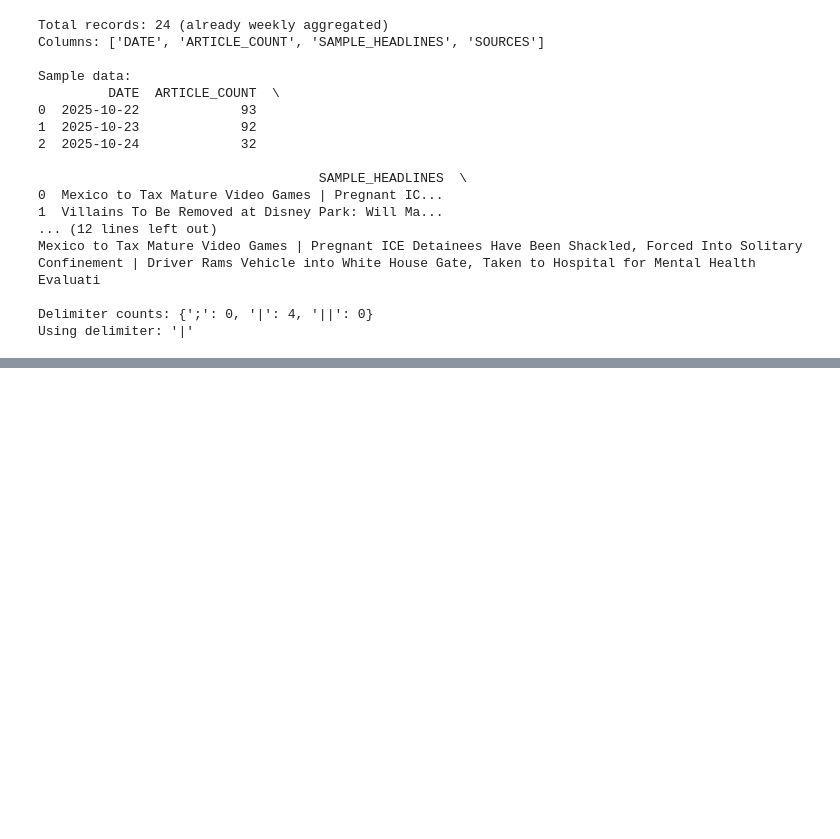
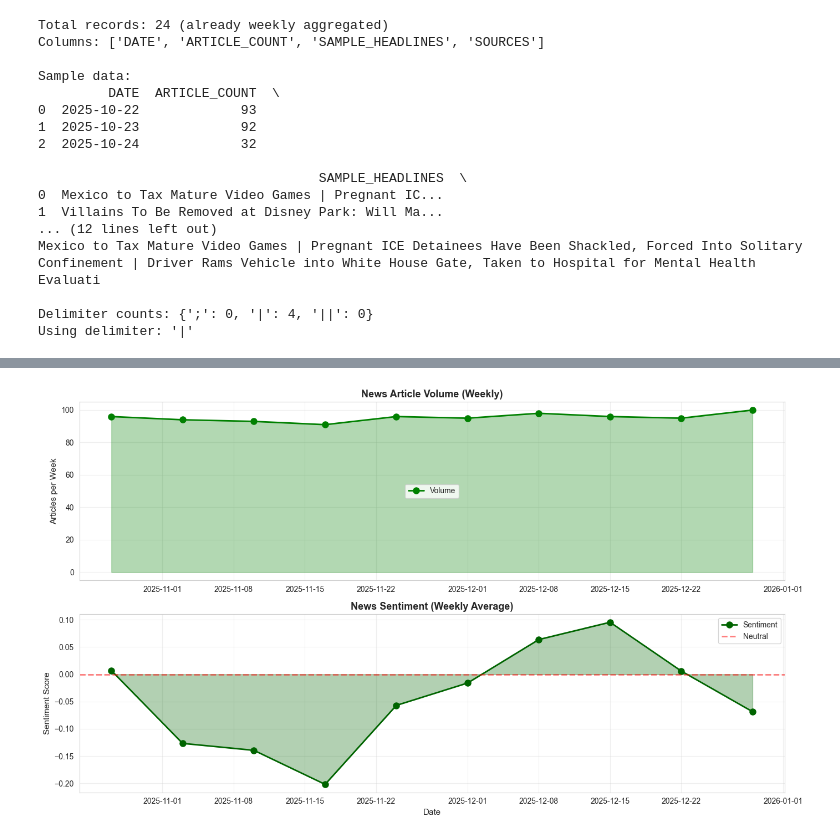
Before and after one commit to atremante26/MindPulseAI, a Jupyter notebook: analysis/forecasting/trend_forecasting.ipynb, the cells around one changed output, grey strips where cells are left out. Saved outputs shown, nothing was run; the diff lists cells and outputs as text; code cells hidden in the pictures; blank space fills up the shorter version.

```diff
--- a/analysis/forecasting/trend_forecasting.ipynb
+++ b/analysis/forecasting/trend_forecasting.ipynb
@@ -355,3 +332,33 @@ Example - Week 1:
+# %%
+# Plot news volume and sentiment
+fig, (ax1, ax2) = plt.subplots(2, 1, figsize=(14, 8))
+
+# Volume
+ax1.plot(weekly_news['date'], weekly_news['volume'],
+         marker='o', linewidth=2, color='green', label='Volume', markersize=8)
+ax1.fill_between(weekly_news['date'], weekly_news['volume'],
+                 alpha=0.3, color='green')
+ax1.set_title('News Article Volume (Weekly)', fontsize=13, fontweight='bold')
+ax1.set_ylabel('Articles per Week', fontsize=11)
+ax1.grid(True, alpha=0.3)
+ax1.legend()
+
+# Sentiment
+ax2.plot(weekly_news['date'], weekly_news['sentiment'],
+         marker='o', linewidth=2, color='darkgreen', label='Sentiment', markersize=8)
+ax2.fill_between(weekly_news['date'], weekly_news['sentiment'],
+                 alpha=0.3, color='darkgreen')
+ax2.axhline(y=0, color='red', linestyle='--', alpha=0.5, linewidth=2, label='Neutral')
+ax2.set_title('News Sentiment (Weekly Average)', fontsize=13, fontweight='bold')
+ax2.set_xlabel('Date', fontsize=11)
+ax2.set_ylabel('Sentiment Score', fontsize=11)
+ax2.grid(True, alpha=0.3)
+ax2.legend()
+
+plt.tight_layout()
+plt.show()
+# %% [output]
+[figure, added]
 # %%
 # Compare all 4 Time-Series
 fig, axes = plt.subplots(4, 1, figsize=(14, 16))
```
Also changed, not shown: parts of 25 cells of this notebook, 12 other files.
